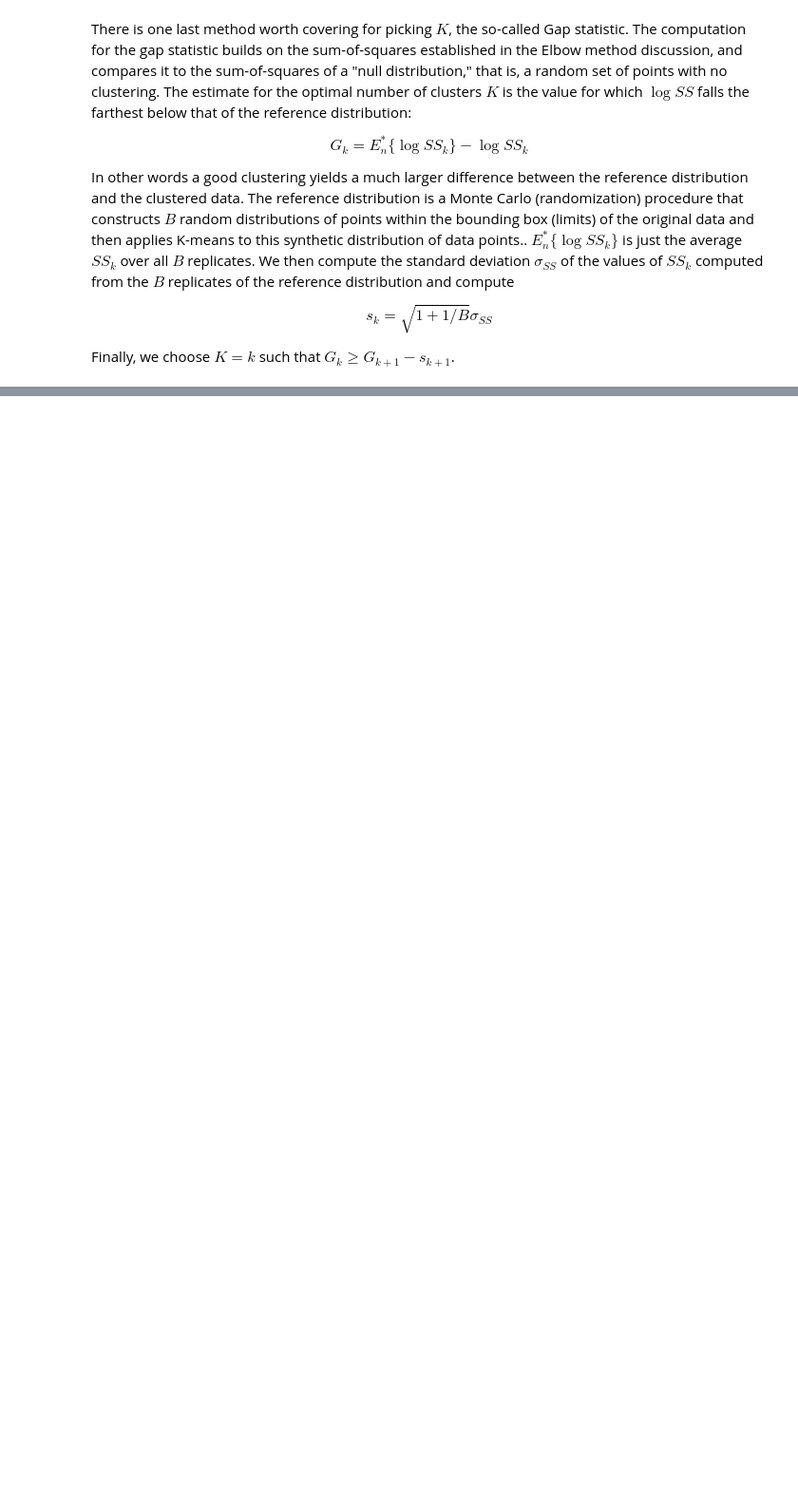
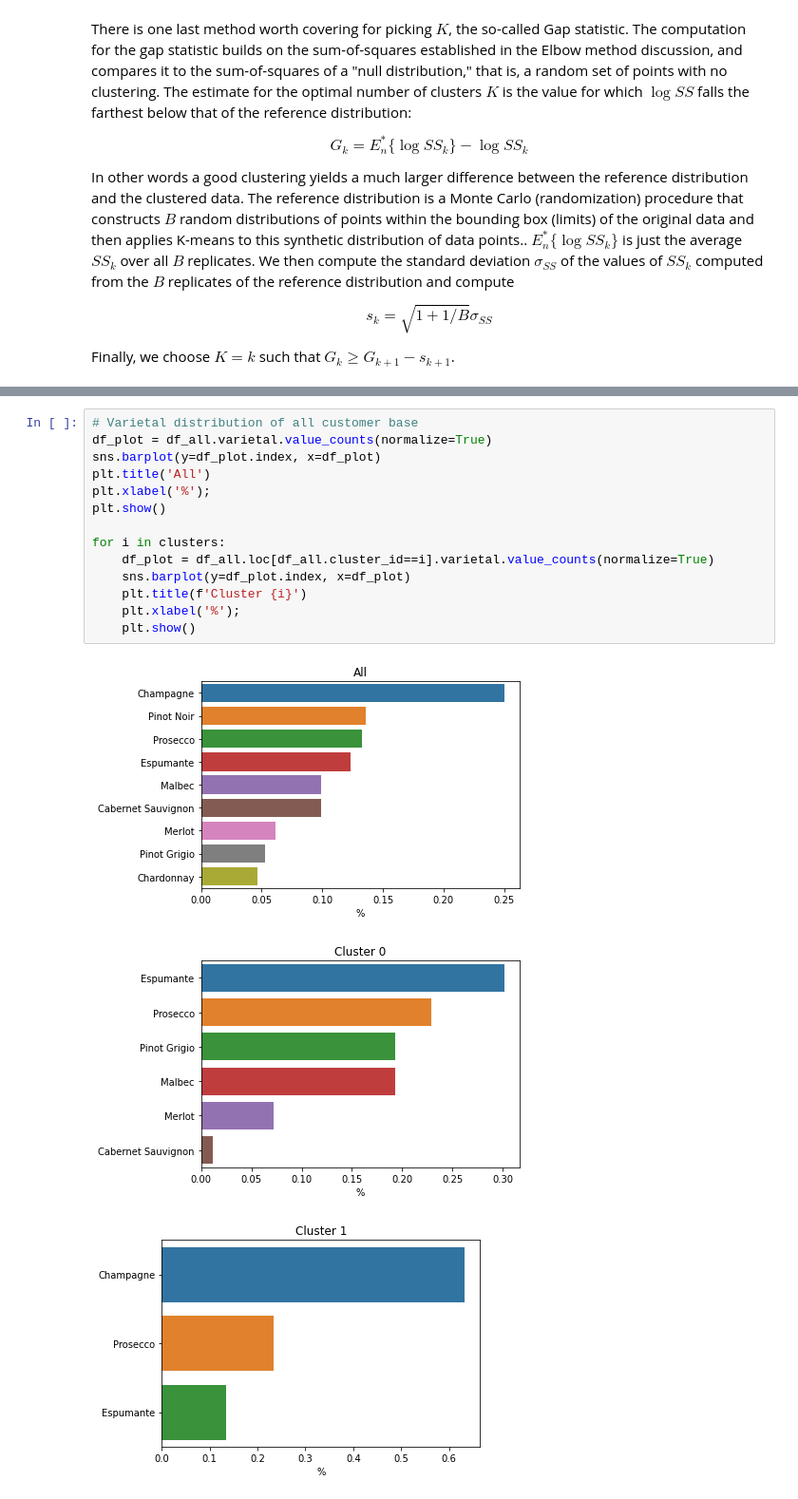
Before and after one commit to nico-corthorn/mec-mini-projects, a Jupyter notebook: mec-16.2.6-clustering-mini-project/Mini_Project_Clustering_Solution.ipynb, the cells around one changed output, grey strips where cells are left out. Shown at 95% size. Saved outputs shown, nothing was run; the diff lists cells and outputs as text; blank space fills up the shorter version.

```diff
--- a/mec-16.2.6-clustering-mini-project/Mini_Project_Clustering_Solution.ipynb
+++ b/mec-16.2.6-clustering-mini-project/Mini_Project_Clustering_Solution.ipynb
@@ -276,0 +373,18 @@ Finally, we choose $K=k$ such that $G_k \geq G_{k+1} - s_{k+1}$.
+# %%
+# Varietal distribution of all customer base
+df_plot = df_all.varietal.value_counts(normalize=True)
+sns.barplot(y=df_plot.index, x=df_plot)
+plt.title('All')
+plt.xlabel('%');
+plt.show()
+
+for i in clusters:
+    df_plot = df_all.loc[df_all.cluster_id==i].varietal.value_counts(normalize=True)
+    sns.barplot(y=df_plot.index, x=df_plot)
+    plt.title(f'Cluster {i}')
+    plt.xlabel('%');
+    plt.show()
+# %% [output]
+[figure, added]
+[figure, added]
+[figure, added]
```
Also changed, not shown: parts of 18 cells of this notebook.
